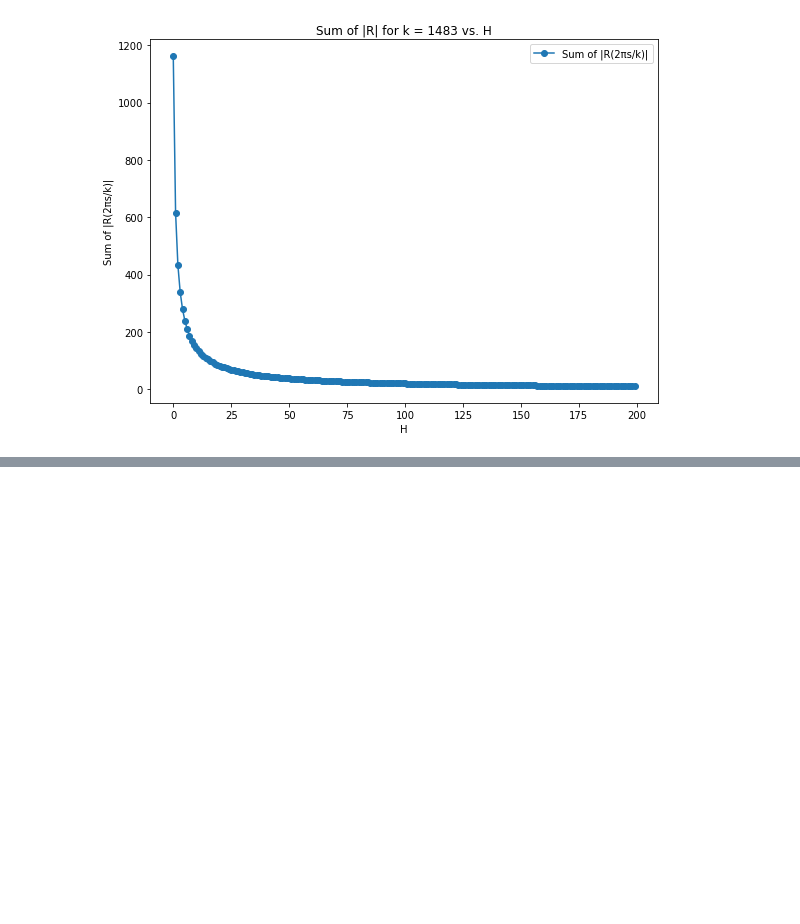
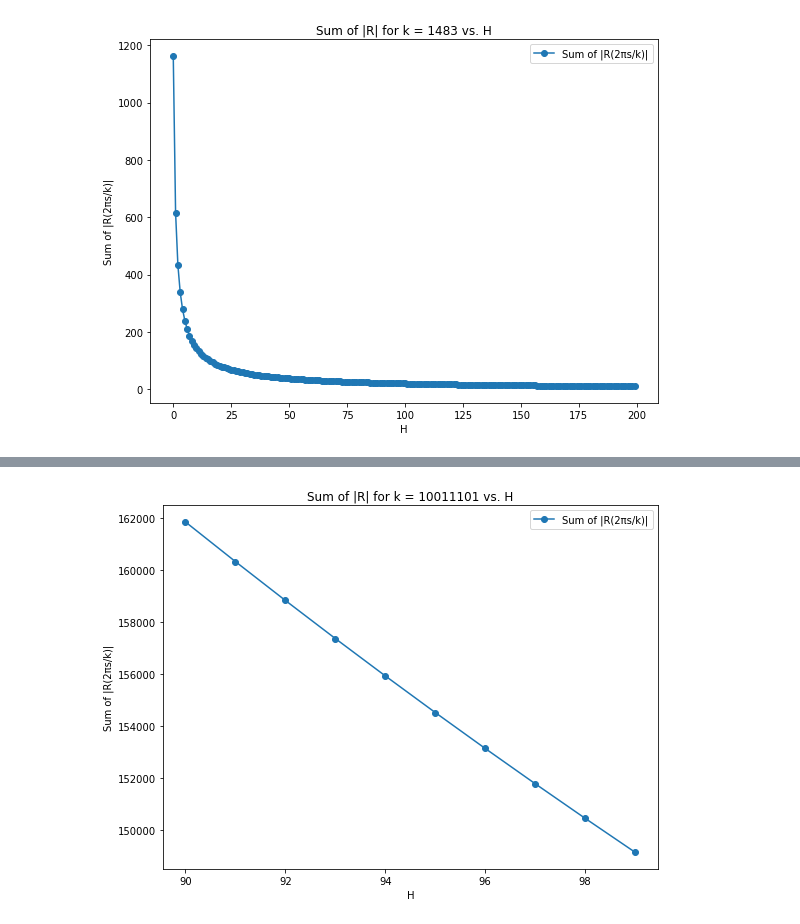
Before and after one commit to jcheigh/Thesis, a Jupyter notebook: src/utils/r.ipynb, the cells around one changed output, grey strips where cells are left out. Saved outputs shown, nothing was run; the diff lists cells and outputs as text; code cells hidden in the pictures; blank space fills up the shorter version.

```diff
--- a/src/utils/r.ipynb
+++ b/src/utils/r.ipynb
@@ -190,0 +222,6 @@ create_3i(10,499, H_vals)
+# %%
+primes =[10011101]
+H_vals = list(range(90,100))
+create_2i(primes, H_vals)
+# %% [output]
+[figure, added]
```
Also changed, not shown: parts of 10 cells of this notebook, 17 other files.
